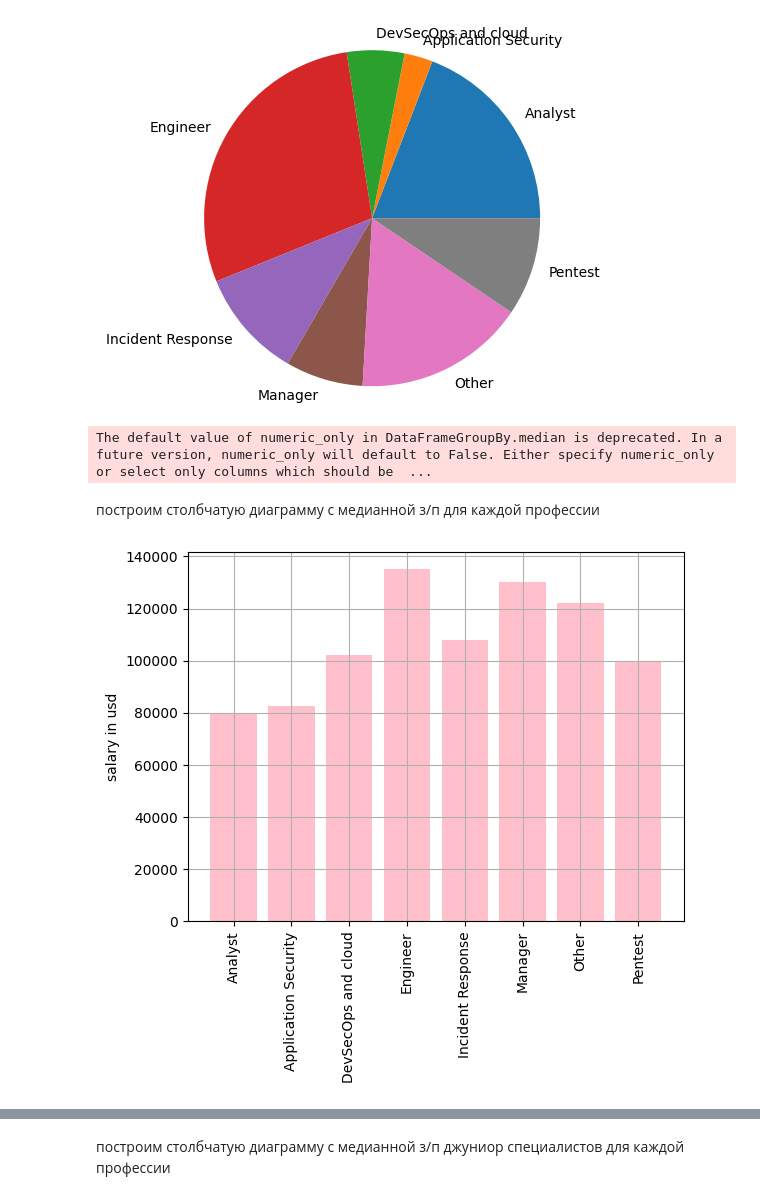
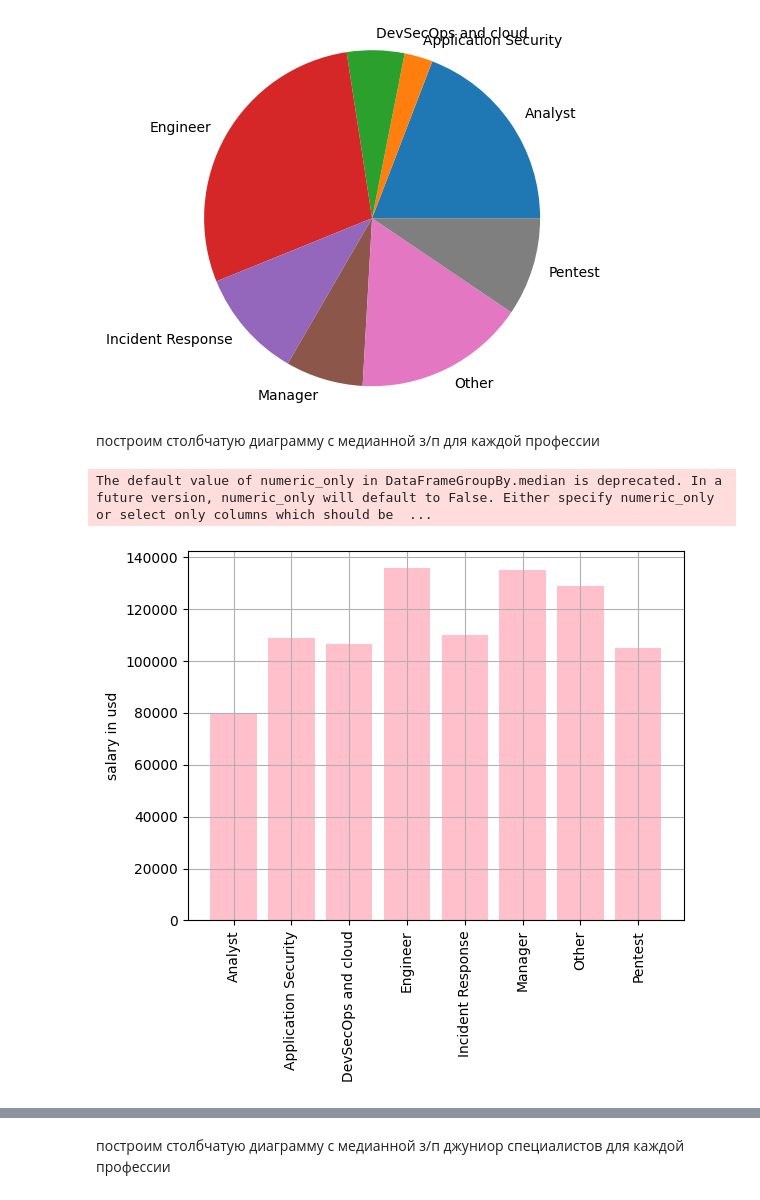
Before and after one commit to Belka258/DSIS_summer_hw, a Jupyter notebook: CyberSecuritySalaries.ipynb, the cells around one changed output, grey strips where cells are left out. Saved outputs shown, nothing was run; the diff lists cells and outputs as text; code cells hidden in the pictures.

```diff
--- a/CyberSecuritySalaries.ipynb
+++ b/CyberSecuritySalaries.ipynb
@@ -52,7 +51,7 @@ import pandas as pd
 from matplotlib import pyplot as plt
 import plotly.express as px
 # %%
-data = pd.read_csv("salaries_cyber.csv")
+data = pd.read_csv('https://raw.githubusercontent.com/Belka258/DSIS_summer_hw/main/salaries_cyber.csv')
 # %% [markdown]
 выведем информацию о колонках
 # %%
@@ -97,0 +99,13 @@ data.shape
+# %%
+import pycountry
+
+def alpha2_to_alpha3(alpha2):
+    try:
+        country = pycountry.countries.get(alpha_2=alpha2)
+        return country.alpha_3
+    except AttributeError:
+        return None
+
+data['company_location_alpha3'] = data['company_location'].apply(alpha2_to_alpha3)
+
+data
@@ -97,0 +140,13 @@ data.shape
+# %%
+coefficients = {
+    'AFG': 5.44, 'ALA': 1.22, 'ARE': 1.63, 'ARG': 1.94, 'AUS': 0.97, 'AUT': 1.07, 'AZE': 2.3, 'BEL': 1.08, 'BRA': 2, 'BWA': 2.36,
+    'CAN': 1.06, 'CHE': 0.91, 'CHL': 1.97, 'CZE': 1.86, 'DEU': 1.13, 'DNK': 0.88, 'DZA': 3.08, 'EGY': 3.5, 'ESP': 1.35, 'EST': 1.63,
+    'ETH': 2.22, 'FRA': 1.1, 'GBR': 1, 'GRC': 1.48, 'HRV': 2.23, 'HUN': 2.27, 'IDN': 3.06, 'IND': 3.51, 'IRL': 1.07, 'ISR': 0.9,
+    'ITA': 1.2, 'JPN': 1.35, 'KEN': 2.74, 'LUX': 0.97, 'MEX': 1.94, 'NLD': 1.12, 'NOR': 1.08, 'NZL': 1.08, 'PAK': 4.03, 'POL': 2.22,
+    'PRT': 1.45, 'ROU': 2.39, 'RUS': 3.25, 'SAU': 1.94, 'SGP': 1.54, 'SRB': 2.57, 'SWE': 0.97, 'TUR': 3.51, 'TWN': 0.47, 'UMI': 1,
+    'USA': 1, 'VNM': 3.23, 'ZAF': 2.35
+}
+
+
+data['salary_in_usd_2'] = data['salary_in_usd'] * data['company_location_alpha3'].map(coefficients)
+data
@@ -143,5 +211,4 @@ plt.show()
 # %%
-data = pd.read_csv("salaries_cyber.csv")
 data.insert(11, "one", [1 for n in range(1247)], True)
 # %% [markdown]
 построим столбчатую диаграму, показывающую количество работников по типу занятости
@@ -283,18 +350,17 @@ ax.axis('equal')
 plt.show()
 # %% [output]
 [figure]
-# %%
-vals_job_salary = data.groupby('job_title').median()['salary_in_usd']
-# %% [output]
-The default value of numeric_only in DataFrameGroupBy.median is deprecated. In a future version, numeric_only will default to False. Either specify numeric_only or select only columns which should be  ...
 # %% [markdown]
 построим столбчатую диаграмму с медианной з/п для каждой профессии
 # %%
+vals_job_salary = data.groupby('job_title').median()['salary_in_usd_2']
+
 plt.bar(x = vals_job_salary.keys(), height = vals_job_salary, color = 'pink')
 plt.xticks(vals_job_salary.keys(), rotation='vertical')
 plt.ylabel('salary in usd')
 plt.grid()
 plt.show()
 # %% [output]
+The default value of numeric_only in DataFrameGroupBy.median is deprecated. In a future version, numeric_only will default to False. Either specify numeric_only or select only columns which should be  ...
-[figure, old version]
+[figure, new version]
 # %%
```
Also changed, not shown: parts of 26 cells of this notebook.
